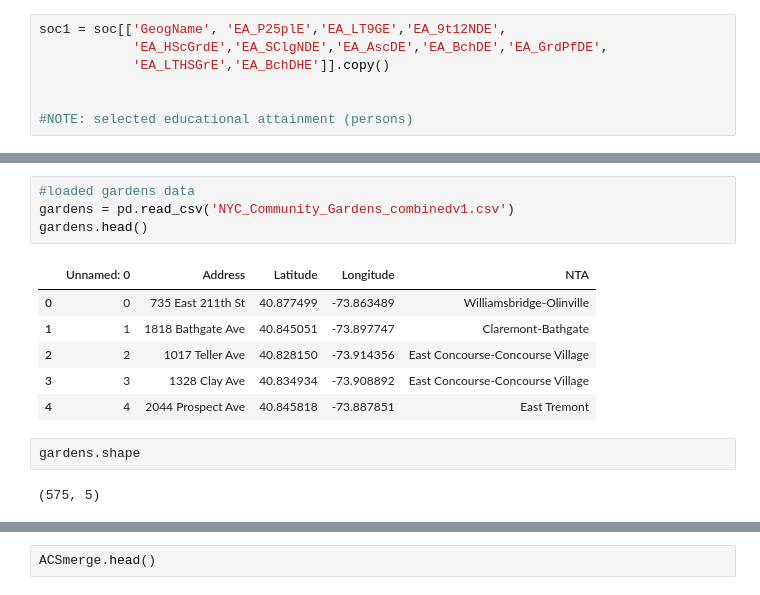
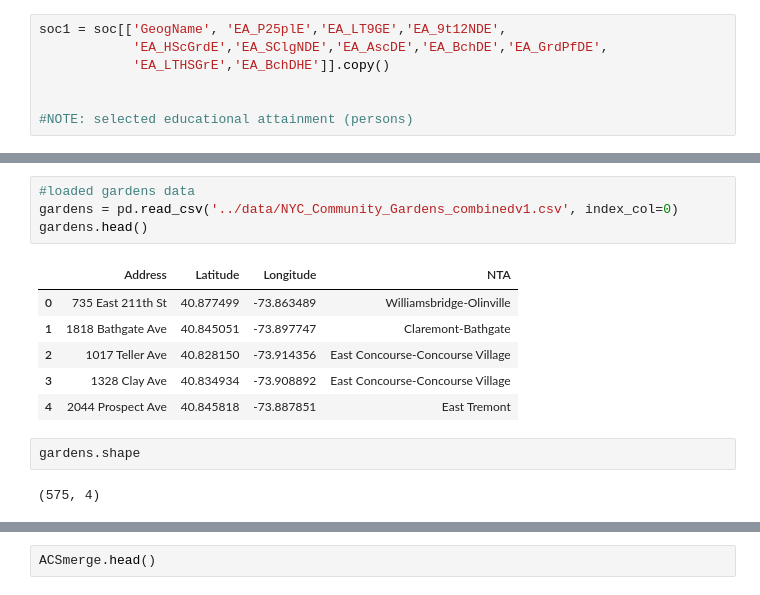
Before and after one commit to leonaisabelle/CUSP-ADS-Project, a Jupyter notebook: preprocessing_notebooks/ACS_5year_Merge_Community_Gardens.ipynb, the cells around one changed output, grey strips where cells are left out. Saved outputs shown, nothing was run; the diff lists cells and outputs as text.

```diff
--- a/preprocessing_notebooks/ACS_5year_Merge_Community_Gardens.ipynb
+++ b/preprocessing_notebooks/ACS_5year_Merge_Community_Gardens.ipynb
@@ -115,16 +115,16 @@ soc1.head()
 | 4 | Bensonhurst West | 65,016 | 11,095 | 7,191 | 18,127 | 6,748 | 4,796 | 12,275 | 4,784 | ... |
 # %%
 #loaded gardens data
-gardens = pd.read_csv('NYC_Community_Gardens_combinedv1.csv')
+gardens = pd.read_csv('../data/NYC_Community_Gardens_combinedv1.csv', index_col=0)
 gardens.head()
 # %% [output]
-|  | Unnamed: 0 | Address | Latitude | Longitude | NTA |
-| 0 | 0 | 735 East 211th St | 40.877499 | -73.863489 | Williamsbridge-Olinville |
-| 1 | 1 | 1818 Bathgate Ave | 40.845051 | -73.897747 | Claremont-Bathgate |
-| 2 | 2 | 1017 Teller Ave | 40.828150 | -73.914356 | East Concourse-Concourse Village |
-| 3 | 3 | 1328 Clay Ave | 40.834934 | -73.908892 | East Concourse-Concourse Village |
-| 4 | 4 | 2044 Prospect Ave | 40.845818 | -73.887851 | East Tremont |
+|  | Address | Latitude | Longitude | NTA |
+| 0 | 735 East 211th St | 40.877499 | -73.863489 | Williamsbridge-Olinville |
+| 1 | 1818 Bathgate Ave | 40.845051 | -73.897747 | Claremont-Bathgate |
+| 2 | 1017 Teller Ave | 40.828150 | -73.914356 | East Concourse-Concourse Village |
+| 3 | 1328 Clay Ave | 40.834934 | -73.908892 | East Concourse-Concourse Village |
+| 4 | 2044 Prospect Ave | 40.845818 | -73.887851 | East Tremont |
 # %%
 gardens.shape
 # %% [output]
-(575, 5)
+(575, 4)
```
Also changed, not shown: parts of 20 cells of this notebook, 1 other file.
